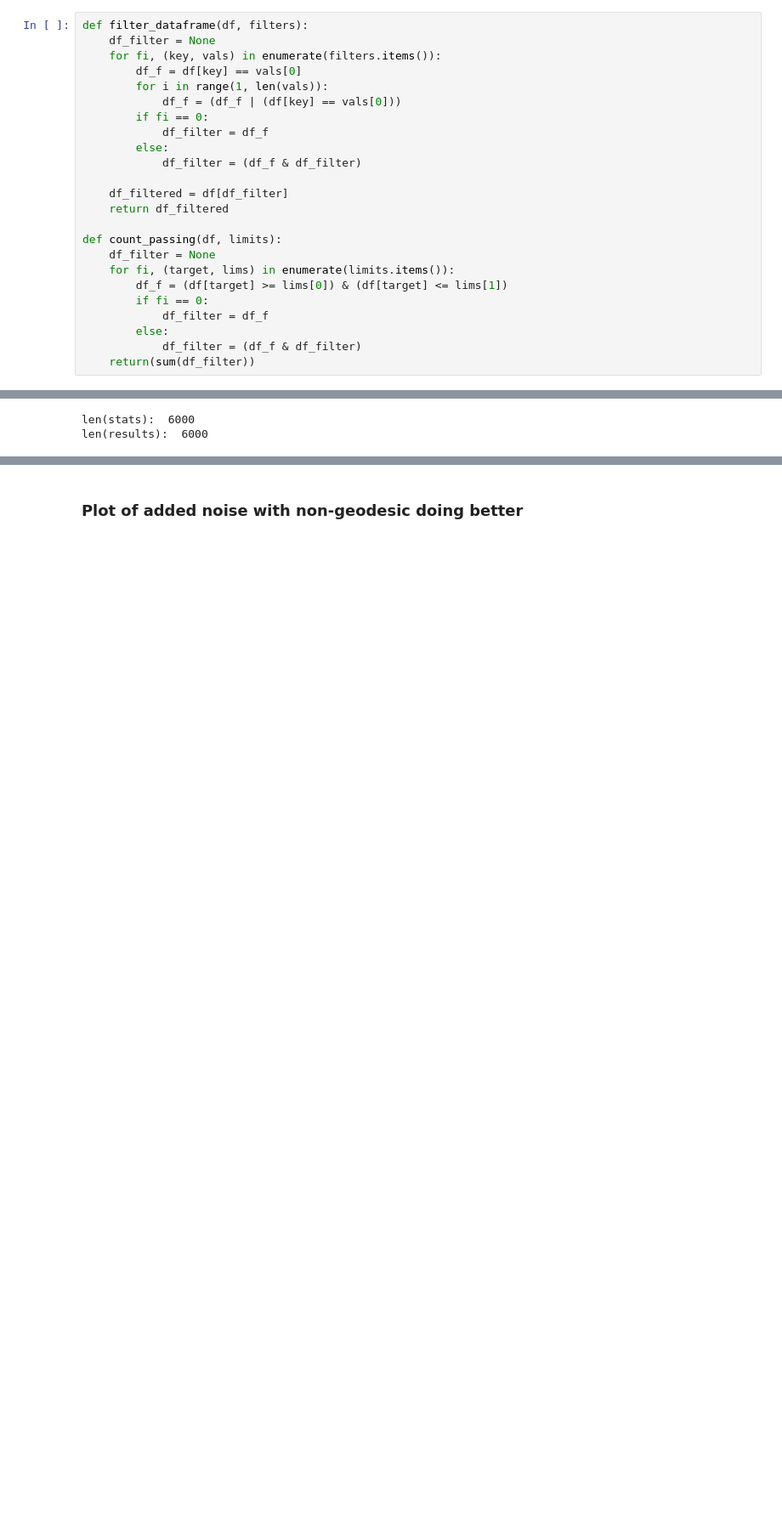
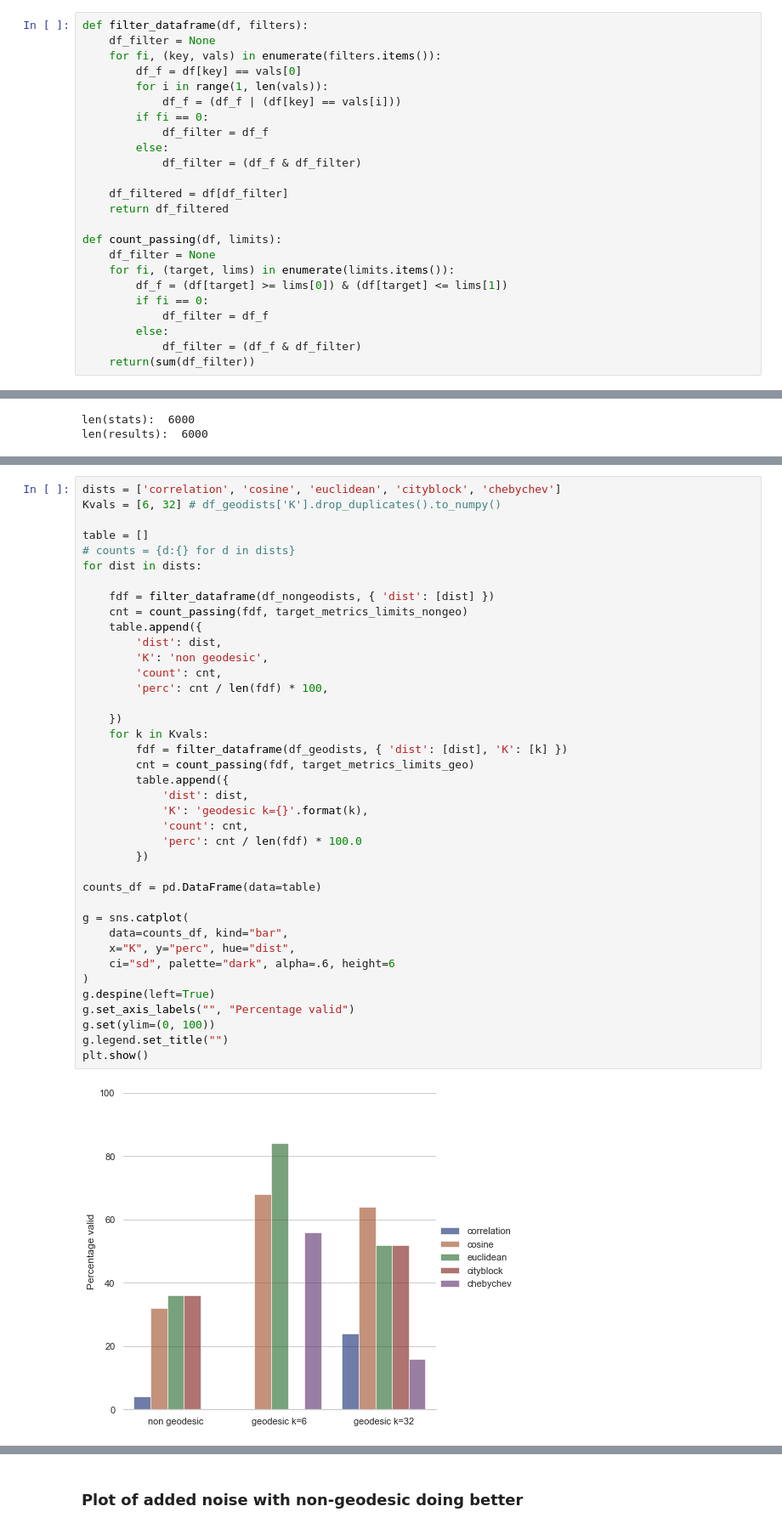
Before and after one commit to braindynamicslab/demapper, a Jupyter notebook: notebooks/evaluate_analysis_w3c.ipynb, the cells around one changed output, grey strips where cells are left out. Shown at 85% size. Saved outputs shown, nothing was run; the diff lists cells and outputs as text; blank space fills up the shorter version.

```diff
--- a/notebooks/evaluate_analysis_w3c.ipynb
+++ b/notebooks/evaluate_analysis_w3c.ipynb
@@ -449,7 +449,7 @@ def filter_dataframe(df, filters):
     for fi, (key, vals) in enumerate(filters.items()):
         df_f = df[key] == vals[0]
         for i in range(1, len(vals)):
-            df_f = (df_f | (df[key] == vals[0]))
+            df_f = (df_f | (df[key] == vals[i]))
         if fi == 0:
             df_filter = df_f
         else:
@@ -872,0 +923,41 @@ len(results):  6000
+# %%
+dists = ['correlation', 'cosine', 'euclidean', 'cityblock', 'chebychev']
+Kvals = [6, 32] # df_geodists['K'].drop_duplicates().to_numpy()
+
+table = []
+# counts = {d:{} for d in dists}
+for dist in dists:
+
+    fdf = filter_dataframe(df_nongeodists, { 'dist': [dist] })
+    cnt = count_passing(fdf, target_metrics_limits_nongeo)
+    table.append({
+        'dist': dist,
+        'K': 'non geodesic',
+        'count': cnt,
+        'perc': cnt / len(fdf) * 100,
+
+    })
+    for k in Kvals:
+        fdf = filter_dataframe(df_geodists, { 'dist': [dist], 'K': [k] })
+        cnt = count_passing(fdf, target_metrics_limits_geo)
+        table.append({
+            'dist': dist,
+            'K': 'geodesic k={}'.format(k),
+            'count': cnt,
+            'perc': cnt / len(fdf) * 100.0
+        })
+
+counts_df = pd.DataFrame(data=table)
+
+g = sns.catplot(
+    data=counts_df, kind="bar",
+    x="K", y="perc", hue="dist",
+    ci="sd", palette="dark", alpha=.6, height=6
+)
+g.despine(left=True)
+g.set_axis_labels("", "Percentage valid")
+g.set(ylim=(0, 100))
+g.legend.set_title("")
+plt.show()
+# %% [output]
+[figure, added]
```
Also changed, not shown: parts of 10 cells of this notebook, 12 other files.
